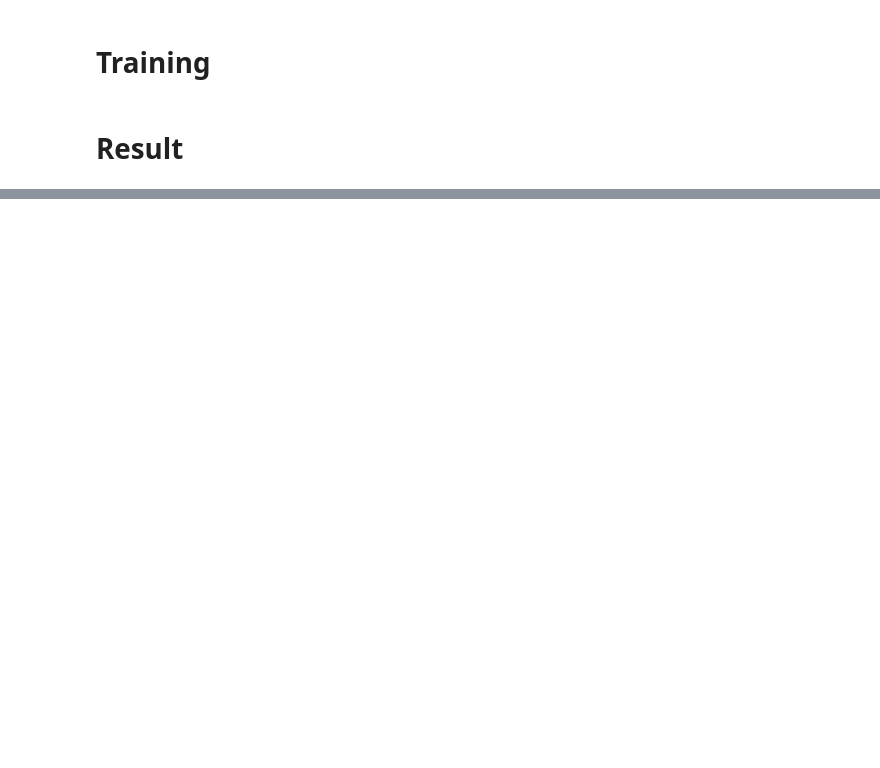
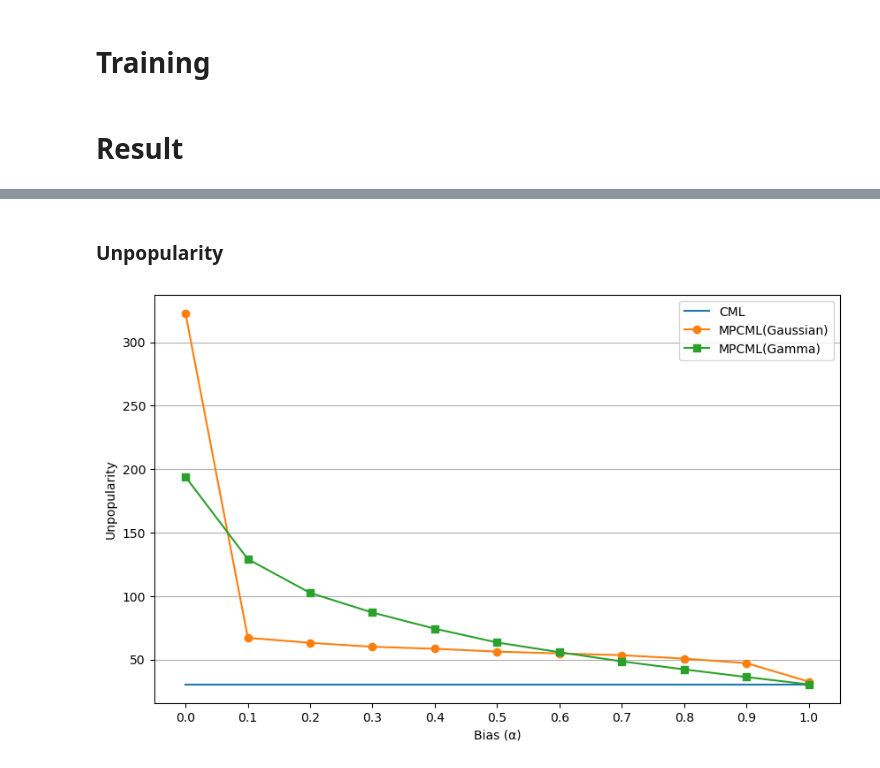
Before and after one commit to 9re-pe/mpcml, a Jupyter notebook: experiment/notebook/distributions/ml_100k.ipynb, the cells around one changed output, grey strips where cells are left out. Saved outputs shown, nothing was run; the diff lists cells and outputs as text; code cells hidden in the pictures; blank space fills up the shorter version.

```diff
--- a/experiment/notebook/distributions/ml_100k.ipynb
+++ b/experiment/notebook/distributions/ml_100k.ipynb
@@ -87,0 +170,7 @@ display(trainer.valid_scores)
+# %%
+if out_to_file:
+    now = datetime.now()
+    file_name = now.strftime("mpcml_bias2_%Y_%m_%d_%H%M.csv")
+    re_mpcml_2.to_csv(out_dir + file_name, index=False)
+
+display(re_mpcml_2)
@@ -95,0 +237,22 @@ display(trainer.valid_scores)
+# %% [markdown]
+### Unpopularity
+# %%
+plt.figure(figsize=(10, 6))
+plt.plot(bias_li, unpopularity_base, label='CML')
+plt.plot(bias_li, unpopularity_mpcml_1, label='MPCML(Gaussian)', marker='o')
+plt.plot(bias_li, unpopularity_mpcml_2, label='MPCML(Gamma)', marker='s')
+
+plt.xticks(bias_li)
+plt.xlabel('Bias (α)')
+plt.ylabel('Unpopularity')
+plt.legend()
+plt.grid(axis='y')
+
+if out_to_file:
+    now = datetime.now()
+    file_name = now.strftime("unpopularity_%Y_%m_%d_%H%M.png")
+    plt.savefig(out_dir + file_name, bbox_inches='tight')
+
+plt.show()
+# %% [output]
+[figure, added]
```
Also changed, not shown: parts of 33 cells of this notebook, 5 other files.
